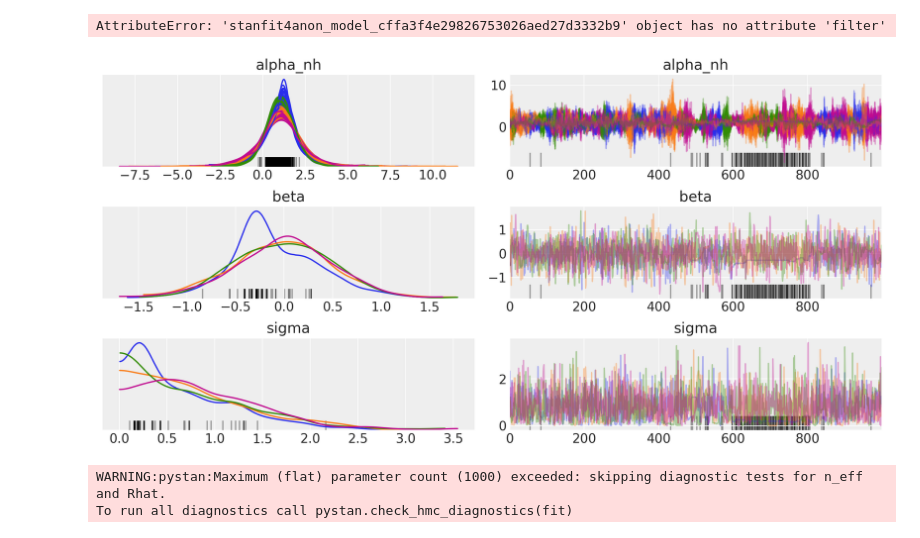
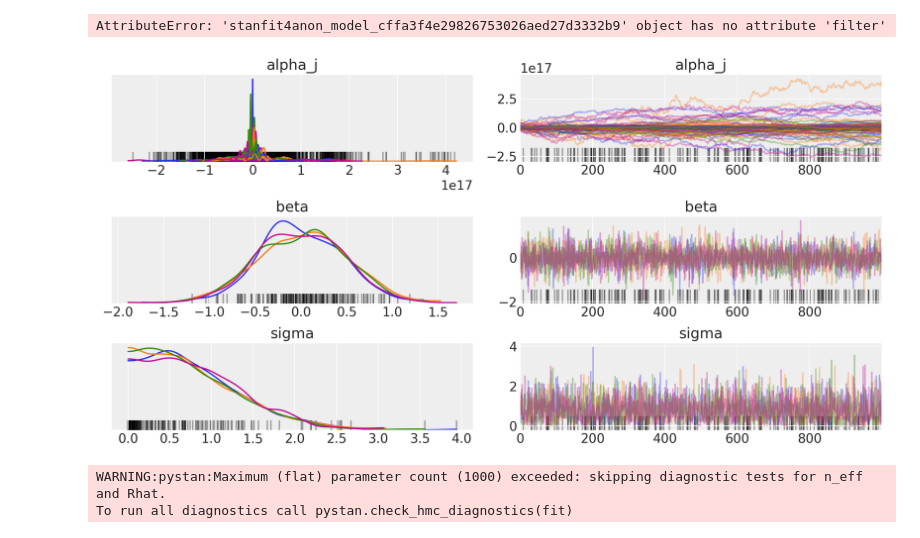
Before and after one commit to bennywee/house_prices_kaggle, a Jupyter notebook: models/multilevel_slopes.ipynb, the cells around one changed output. Drawn from its saved outputs; the diff is of its cells as text; code cells hidden in the pictures.

Commit message:
added varying slopes model

```diff
--- a/models/multilevel_slopes.ipynb
+++ b/models/multilevel_slopes.ipynb
@@ -75,9 +75,9 @@ fit_model_check.filter(regex = 'y_hat').T.iloc[:, :100].plot.kde(alpha=0.3,
 # %% [output]
 AttributeError: 'stanfit4anon_model_cffa3f4e29826753026aed27d3332b9' object has no attribute 'filter'
 # %%
-az.plot_trace(fit_model_check, var_names=["alpha_nh", "beta", "sigma"], compact = True);
+az.plot_trace(fit_model_check, var_names=["alpha_j", "beta", "sigma"], compact = True);
 # %% [output]
-[figure, old version]
+[figure, new version]
 # %%
 ## Fit model on fake data and recapture known parameters (appendix?)
 # %%
```
Also changed, not shown: parts of 1 cell of this notebook.
